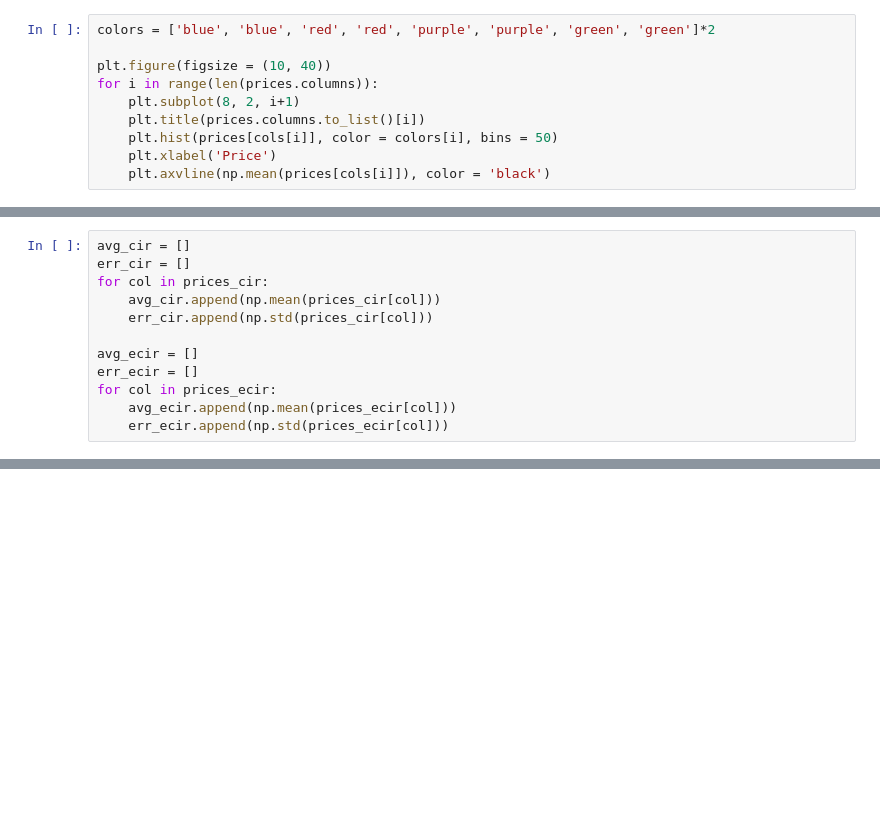
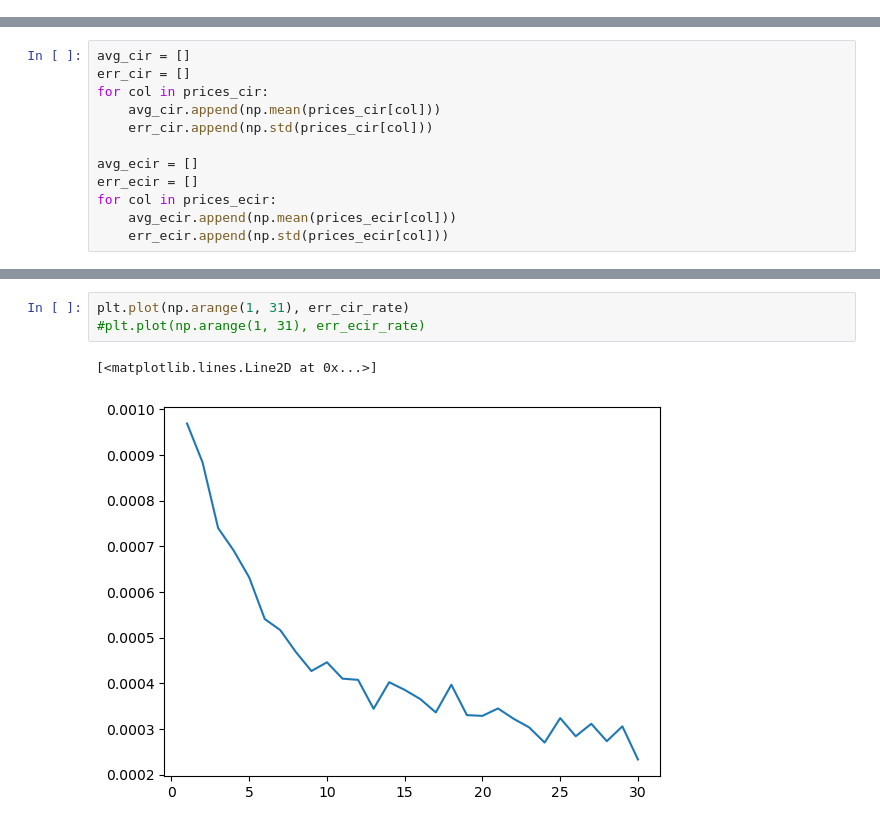
Before and after one commit to smallphotato/MF728_finalproject, a Jupyter notebook: MCComparison.ipynb, the cells around one changed output, grey strips where cells are left out. Drawn from its saved outputs; the diff is of its cells as text; blank space fills up the shorter version.

```diff
--- a/MCComparison.ipynb
+++ b/MCComparison.ipynb
@@ -75,10 +58,0 @@ prices.columns = cols
-# %%
-colors = ['blue', 'blue', 'red', 'red', 'purple', 'purple', 'green', 'green']*2
-
-plt.figure(figsize = (10, 40))
-for i in range(len(prices.columns)):
-    plt.subplot(8, 2, i+1)
-    plt.title(prices.columns.to_list()[i])
-    plt.hist(prices[cols[i]], color = colors[i], bins = 50)
-    plt.xlabel('Price')
-    plt.axvline(np.mean(prices[cols[i]]), color = 'black')
@@ -170,0 +125,6 @@ plt.ylabel('Terminal Value of Interest Rate')
+# %%
+plt.plot(np.arange(1, 31), err_cir_rate)
+#plt.plot(np.arange(1, 31), err_ecir_rate)
+# %% [output]
+[<matplotlib.lines.Line2D at 0x...>]
+[figure, added]
```
Also changed, not shown: parts of 22 cells of this notebook, 1 other file.
